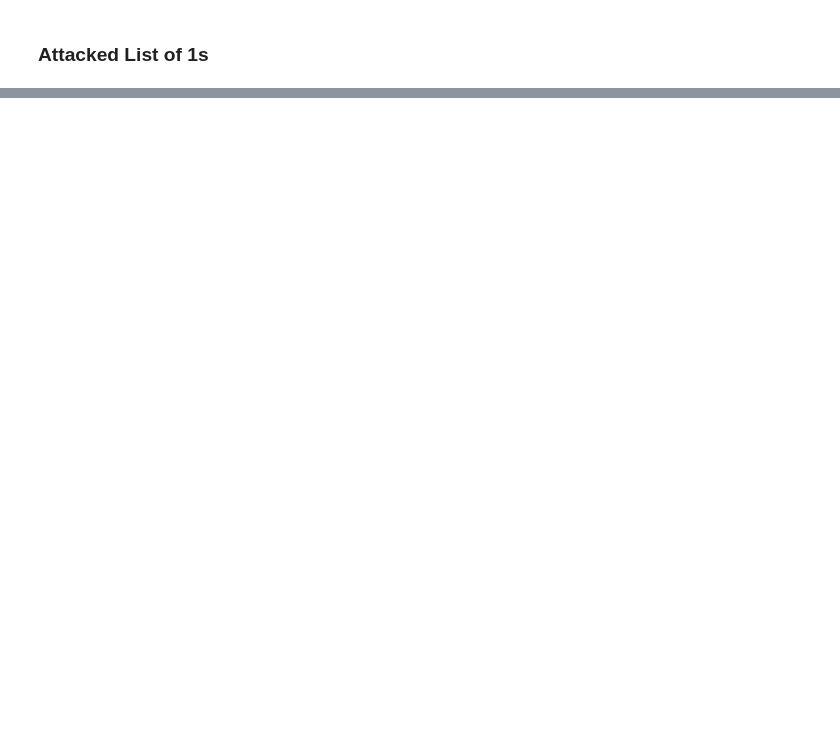
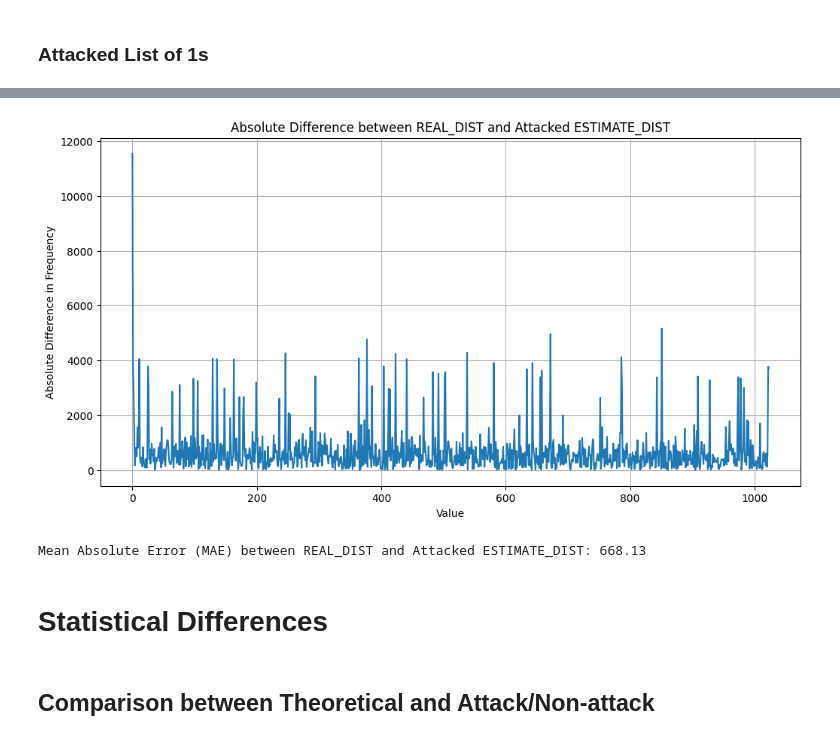
Before and after one commit to SampadSikder/DP-Protocols, a Jupyter notebook: DiffStats_GAN.ipynb, the cells around one changed output, grey strips where cells are left out. Saved outputs shown, nothing was run; the diff lists cells and outputs as text; code cells hidden in the pictures; blank space fills up the shorter version.

```diff
--- a/DiffStats_GAN.ipynb
+++ b/DiffStats_GAN.ipynb
@@ -595,0 +712,23 @@ plt.show()
+# %%
+# Calculate the absolute difference
+difference = np.abs(REAL_DIST - ESTIMATE_DIST_Nattack)
+
+# Visualize the difference
+plt.figure(figsize=(12, 6))
+plt.plot(difference)
+plt.xlabel('Value')
+plt.ylabel('Absolute Difference in Frequency')
+plt.title('Absolute Difference between REAL_DIST and Attacked ESTIMATE_DIST')
+plt.grid(True)
+plt.show()
+
+# Optionally, calculate a summary metric
+mae = np.mean(difference)
+print(f'Mean Absolute Error (MAE) between REAL_DIST and Attacked ESTIMATE_DIST: {mae:.2f}')
+# %% [output]
+[figure, added]
+Mean Absolute Error (MAE) between REAL_DIST and Attacked ESTIMATE_DIST: 668.13
+# %% [markdown]
+# Statistical Differences
+# %% [markdown]
+## Comparison between Theoretical and Attack/Non-attack
```
Also changed, not shown: parts of 43 cells of this notebook.
